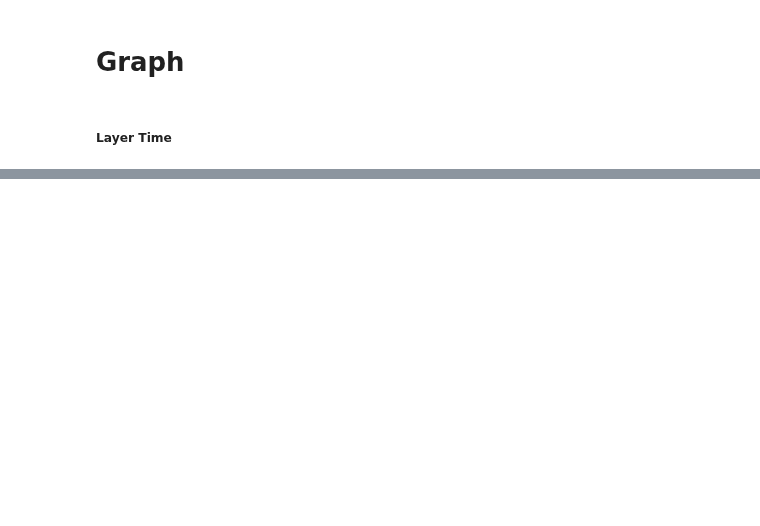
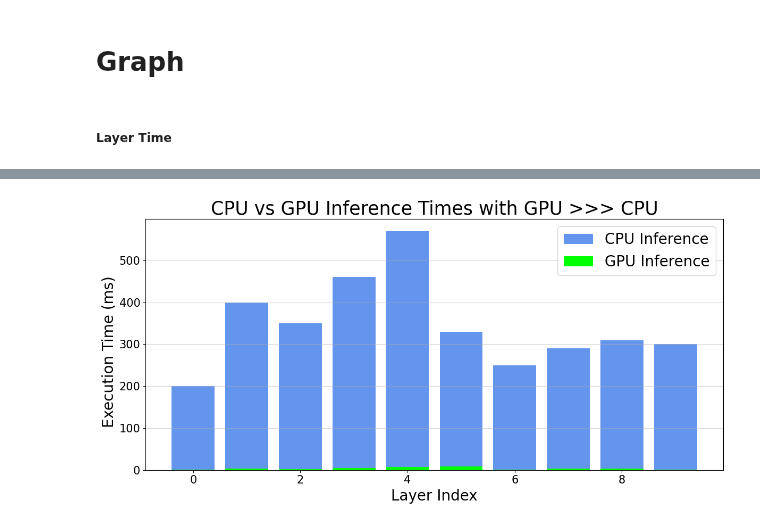
Before and after one commit to SeungWoo3/graph-rage2025, a Jupyter notebook: 1.LayerTime/1.LayerTime.ipynb, the cells around one changed output, grey strips where cells are left out. Cells and saved outputs as stored; diff of their text form; code cells hidden in the pictures; blank space fills up the shorter version.

```diff
--- a/1.LayerTime/1.LayerTime.ipynb
+++ b/1.LayerTime/1.LayerTime.ipynb
@@ -155,0 +192,20 @@ for save_format in save_formats:
+# %%
+# layer_array = list(range(1, len(layer_means) + 1))
+layer_indices = np.arange(len(cpu_inference_list))
+plt.figure(figsize=(12, 6))
+plt.bar(layer_indices, cpu_inference_list, label='CPU Inference', color = "cornflowerblue", linewidth=3)
+plt.bar(layer_indices, gpu_inference_list, label='GPU Inference', color = "lime", linewidth=3)
+plt.yticks(fontsize=15)
+plt.xticks(fontsize=15)
+plt.xlabel('Layer Index', size=20)
+plt.ylabel('Execution Time (ms)   ', size=20)
+plt.title(f'CPU vs GPU Inference Times with {model}', size=25)
+plt.grid(True, axis='y', alpha = 0.5)
+plt.legend(fontsize=20, ncol=1, frameon=True)
+
+plt.tight_layout()
+
+for save_format in save_formats:
+    plt.savefig(f'./{save_format}/LayerTime-bar-{device}-{type}-{model}-{date_label}.{save_format}')
+# %% [output]
+[figure, added]
```
Also changed, not shown: parts of 10 cells of this notebook, 31 other files.
